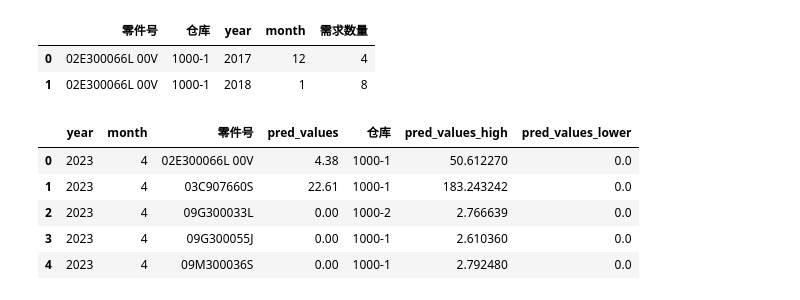
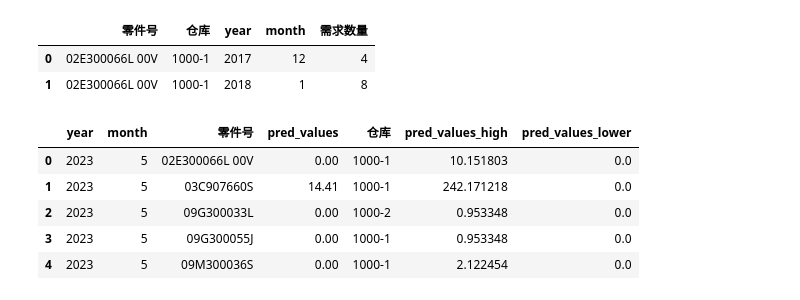
Before and after one commit to jiefwat/chumi_info, a Jupyter notebook: 常规零件预测-迭代预测-平常任务.ipynb, the cells around one changed output. Saved outputs shown, nothing was run; the diff lists cells and outputs as text; code cells hidden in the pictures.

```diff
--- a/常规零件预测-迭代预测-平常任务.ipynb
+++ b/常规零件预测-迭代预测-平常任务.ipynb
@@ -112,6 +100,20 @@ def find_outliers_3sigma(data):
 
 
 
+
+# 生成日期范围
+date_range = pd.date_range(start='2022-06-01', end='2023-10-31', freq='D')
+# 创建空的DataFrame，准备存储填充后的结果
+filled_df = pd.DataFrame()
+
+# 针对每个 SKU 进行填充操作
+for sku, group in new_df.groupby(['零件号','仓库']):
+    sku_group = group.set_index('日期').reindex(date_range, fill_value=0).reset_index()
+    sku_group['零件号'] = sku[0]
+    sku_group['仓库'] = sku[1]
+    filled_df = filled_df.append(sku_group, ignore_index=True)
+
+
 # 生成一个日期对象，表示2023年1月1日
 start_date = datetime.datetime(2023, 1, 1)
 
@@ -120,7 +122,7 @@ month_end_dates = []
 
 # 使用 calendar.monthrange() 函数获取每个月的天数
 # 然后加1天，因为我们想要的是当月的最后一天
-for month in range(3, 10):  # 这里 13 是因为一年只有12个月
+for month in range(4, 10):  # 这里 13 是因为一年只有12个月
     _, num_days = calendar.monthrange(2023, month)  # 获取2023年的日历
     end_date = start_date.replace(month=month, day=num_days)  # 创建日期对象
     month_end_dates.append(end_date)  # 添加到列表中
@@ -138,7 +140,7 @@ for date in month_end_dates:
         for sku in batch_skus:
             forecaster = ForecasterAutoreg(
             regressor=Ridge(random_state=123),
-            lags=30,
+            lags=27,
                     )
             # 拟合模型
             forecaster.fit(y=data_train[sku])
@@ -153,38 +155,38 @@ for date in month_end_dates:
 
 
     his_info = demods_groby_month(data_train)
     thr_std = his_info.groupby(['零件号','仓库'])['pred_values'].apply(find_outliers_3sigma).reset_index()
     thr_std['pred_values_high']= [x[0] for x in thr_std['pred_values']]
     thr_std['pred_values_lower']= [x[1] for x in thr_std['pred_values']]
     for i in ['pred_values_high','pred_values_lower']:
         thr_std[i] =[0 if x<0 else x for x in thr_std[i]]
     thr_std = thr_std.drop(['pred_values'],axis =1 )
 
 
 
     pred_info = demods_groby_month(predictions)
     pred_info['pred_values'] = pred_info['pred_values'].round(2)
 
 
     full_pred_info = pd.merge(pred_info,thr_std,on =['零件号','仓库'],how ='left')
     full_pred_info['pred_values'] = full_pred_info.apply(lambda row: row['pred_values_high']
                                 if row['pred_values'] > row['pred_values_high']
                                  else (row['pred_values_lower'] if row['pred_values'] < row['pred_values_lower']
                                        else row['pred_values']), axis=1)
 #     full_pred_info = full_pred_info.drop(['pred_values_lower','pred_values_high'],axis =1 )
 
 
     pred_full_pp = pred_full_pp.append(full_pred_info)
 
 
 pred_full_pp.head()
 # %% [output]
 |  | year | month | 零件号 | pred_values | 仓库 | pred_values_high | pred_values_lower |
-| 0 | 2023 | 4 | 02E300066L 00V | 4.38 | 1000-1 | 50.612270 | 0.0 |
-| 1 | 2023 | 4 | 03C907660S | 22.61 | 1000-1 | 183.243242 | 0.0 |
-| 2 | 2023 | 4 | 09G300033L | 0.00 | 1000-2 | 2.766639 | 0.0 |
-| 3 | 2023 | 4 | 09G300055J | 0.00 | 1000-1 | 2.610360 | 0.0 |
-| 4 | 2023 | 4 | 09M300036S | 0.00 | 1000-1 | 2.792480 | 0.0 |
+| 0 | 2023 | 5 | 02E300066L 00V | 0.00 | 1000-1 | 10.151803 | 0.0 |
+| 1 | 2023 | 5 | 03C907660S | 14.41 | 1000-1 | 242.171218 | 0.0 |
+| 2 | 2023 | 5 | 09G300033L | 0.00 | 1000-2 | 0.953348 | 0.0 |
+| 3 | 2023 | 5 | 09G300055J | 0.00 | 1000-1 | 0.953348 | 0.0 |
+| 4 | 2023 | 5 | 09M300036S | 0.00 | 1000-1 | 2.122454 | 0.0 |
 # %%
 compar_pred_real_info = pd.merge(pred_full_pp,real_sum_counts,on =['零件号','仓库','year','month'],how ='left')
 compar_pred_real_info.fillna(0,inplace=True)
```
Also changed, not shown: parts of 19 cells of this notebook, 3 other files.
